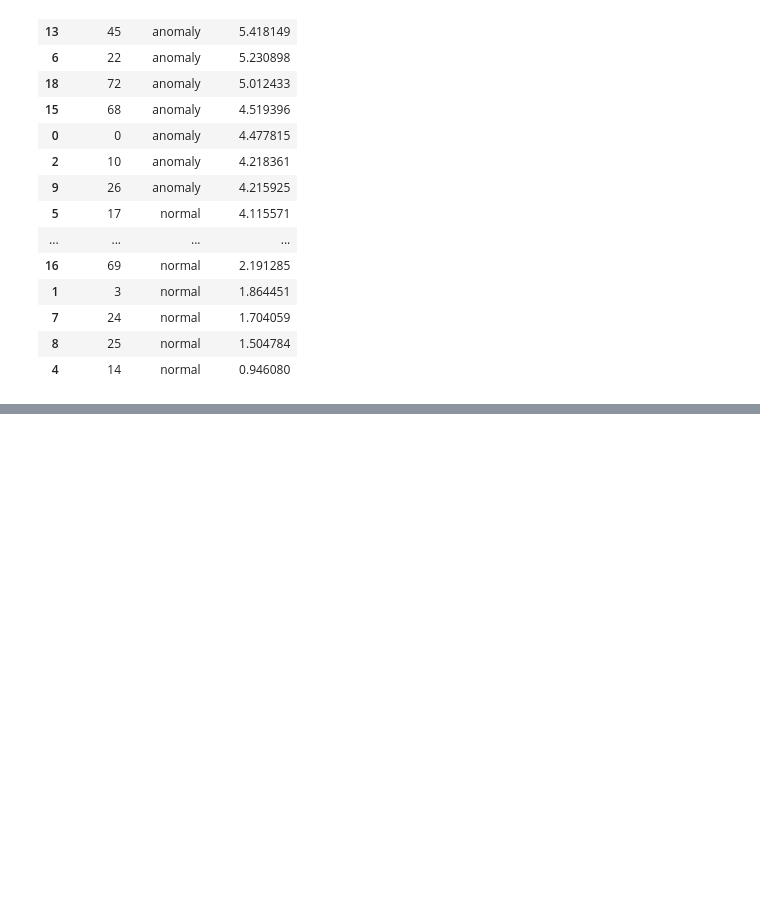
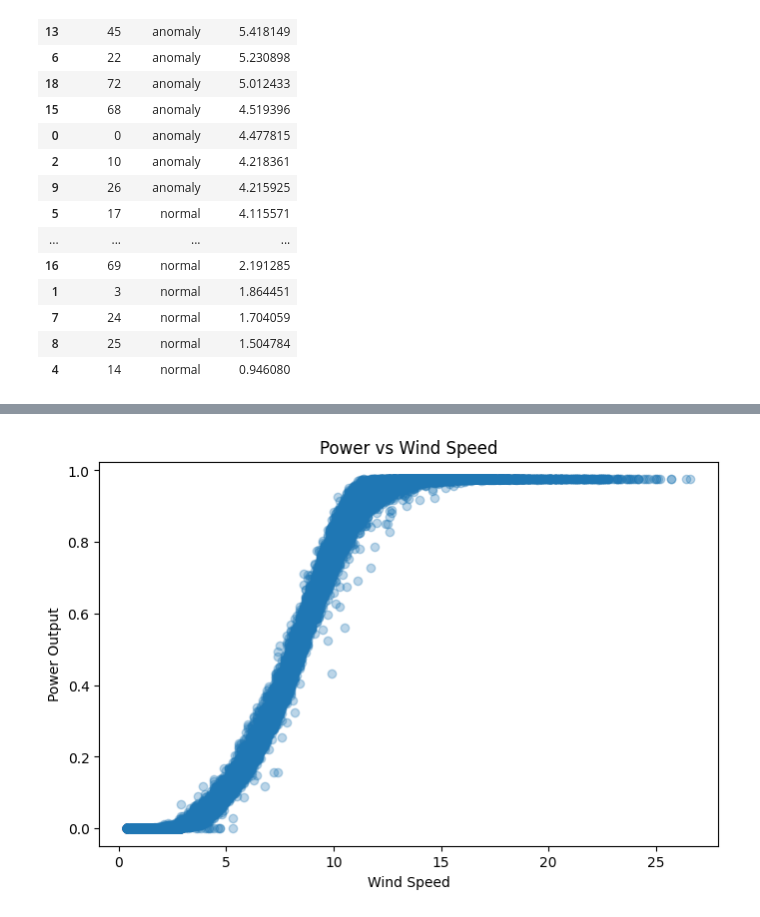
Before and after one commit to aeMyst/WFAnomalyAnalysis, a Jupyter notebook: analysis.ipynb, the cells around one changed output, grey strips where cells are left out. Cells and saved outputs as stored; diff of their text form; code cells hidden in the pictures; blank space fills up the shorter version.

```diff
--- a/analysis.ipynb
+++ b/analysis.ipynb
@@ -598,0 +632,17 @@ energy_df.sort_values("energy_score", ascending=False)
+# %%
+# Scatter plot
+plt.figure(figsize=(8,5))
+
+plt.scatter(
+    df["wind_speed_3_avg"],
+    df["power_29_avg"],
+    alpha=0.3
+)
+
+plt.xlabel("Wind Speed")
+plt.ylabel("Power Output")
+plt.title("Power vs Wind Speed")
+
+plt.show()
+# %% [output]
+[figure, added]
```
Also changed, not shown: parts of 5 cells of this notebook.
